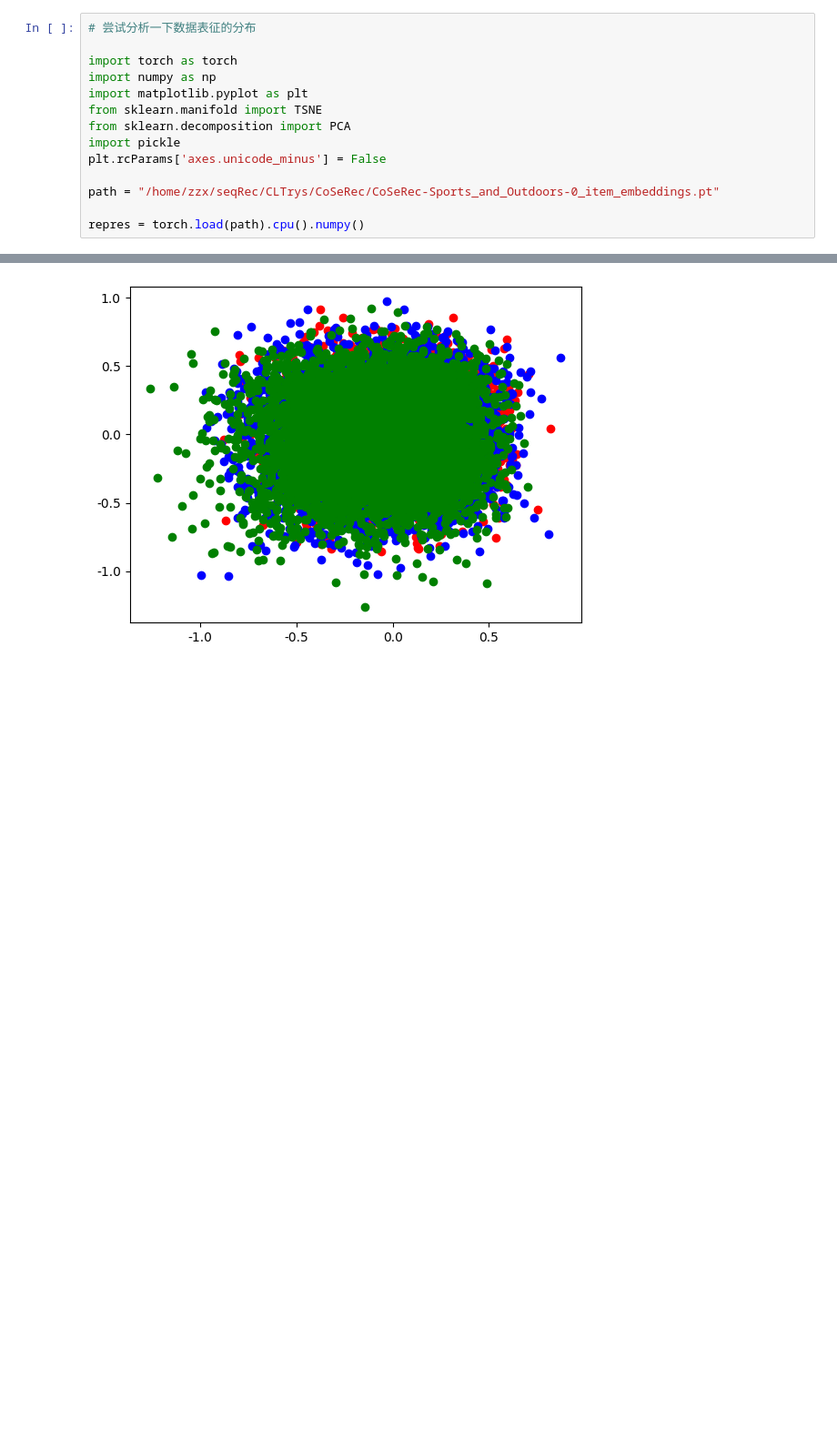
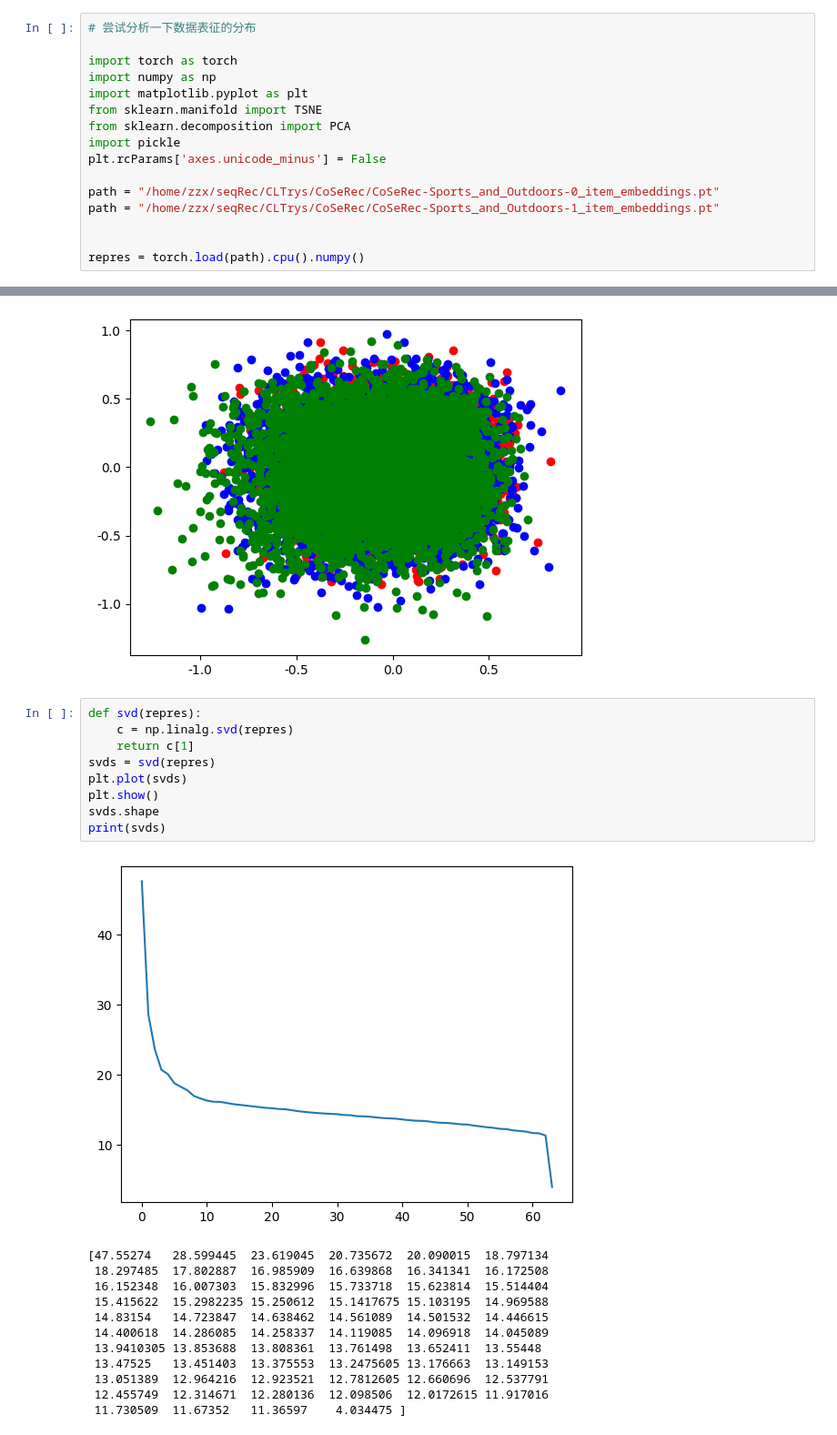
Before and after one commit to Starr8845/CoSeRec, a Jupyter notebook: data_analysis/analysis_repres.ipynb, the cells around one changed output, grey strips where cells are left out. Shown: that part at 91% size. Drawn from its saved outputs; the diff is of its cells as text; blank space fills up the shorter version.

```diff
--- a/data_analysis/analysis_repres.ipynb
+++ b/data_analysis/analysis_repres.ipynb
@@ -10,6 +10,8 @@ import pickle
 plt.rcParams['axes.unicode_minus'] = False
 
 path = "/home/zzx/seqRec/CLTrys/CoSeRec/CoSeRec-Sports_and_Outdoors-0_item_embeddings.pt"
+path = "/home/zzx/seqRec/CLTrys/CoSeRec/CoSeRec-Sports_and_Outdoors-1_item_embeddings.pt"
+
 
 repres = torch.load(path).cpu().numpy()
 # %%
@@ -59,3 +63,25 @@ plt.show()
 # 看上去是完全混杂在一起的
 # %% [output]
 [figure]
+# %%
+def svd(repres):
+    c = np.linalg.svd(repres)
+    return c[1]
+svds = svd(repres)
+plt.plot(svds)
+plt.show()
+svds.shape
+print(svds)
+# %% [output]
+[figure, added]
+[47.55274   28.599445  23.619045  20.735672  20.090015  18.797134
+ 18.297485  17.802887  16.985909  16.639868  16.341341  16.172508
+ 16.152348  16.007303  15.832996  15.733718  15.623814  15.514404
+ 15.415622  15.2982235 15.250612  15.1417675 15.103195  14.969588
+ 14.83154   14.723847  14.638462  14.561089  14.501532  14.446615
+ 14.400618  14.286085  14.258337  14.119085  14.096918  14.045089
+ 13.9410305 13.853688  13.808361  13.761498  13.652411  13.55448
+ 13.47525   13.451403  13.375553  13.2475605 13.176663  13.149153
+ 13.051389  12.964216  12.923521  12.7812605 12.660696  12.537791
+ 12.455749  12.314671  12.280136  12.098506  12.0172615 11.917016
+ 11.730509  11.67352   11.36597    4.034475 ]
```
Also changed, not shown: parts of 4 cells of this notebook, 10 other files.
